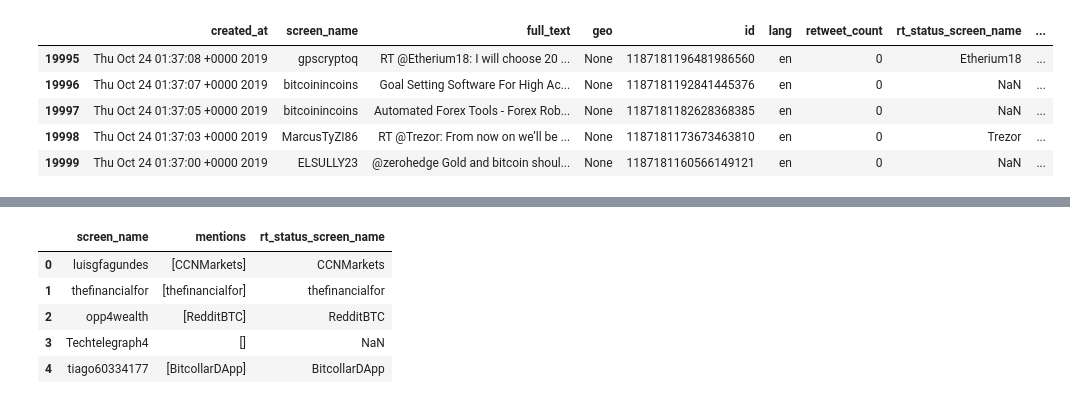
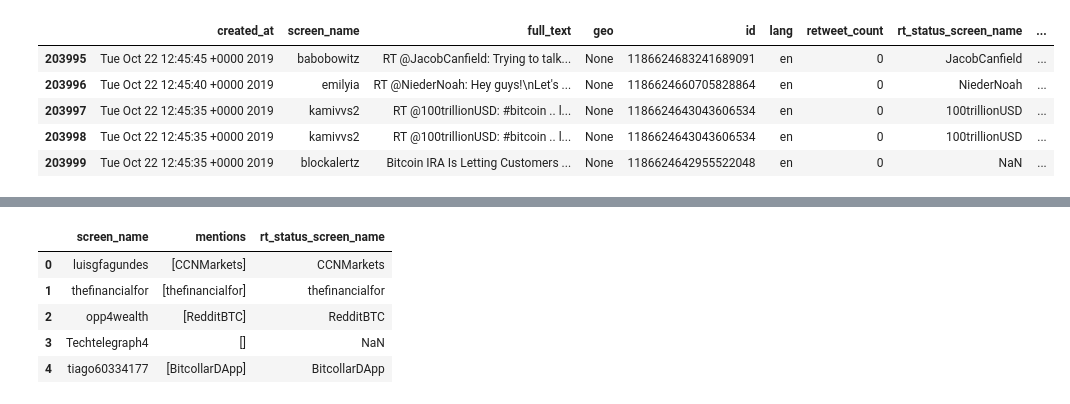
Before and after one commit to willwillis/Crypto-Sentiment-Clusters, a Jupyter notebook: notebooks/will/networkx/networkx_test.ipynb, the cells around one changed output, grey strips where cells are left out. Cells and saved outputs as stored; diff of their text form; code cells hidden in the pictures.

```diff
--- a/notebooks/will/networkx/networkx_test.ipynb
+++ b/notebooks/will/networkx/networkx_test.ipynb
@@ -23,15 +23,15 @@ all_tweets = []
 for file in jsonl_files:
     all_tweets.extend(filter_tweet_fields_as_dict(pathlib.Path(dirty_hourly,file)))
 # %%
-df = pd.DataFrame(all_tweets[0:20000])
+df = pd.DataFrame(all_tweets)
 df.tail()
 # %% [output]
 |  | created_at | screen_name | full_text | geo | id | lang | retweet_count | rt_status_screen_name | ... |
-| 19995 | Thu Oct 24 01:37:08 +0000 2019 | gpscryptoq | RT @Etherium18: I will choose 20 ... | None | 1187181196481986560 | en | 0 | Etherium18 | ... |
-| 19996 | Thu Oct 24 01:37:07 +0000 2019 | bitcoinincoins | Goal Setting Software For High Ac... | None | 1187181192841445376 | en | 0 | NaN | ... |
-| 19997 | Thu Oct 24 01:37:05 +0000 2019 | bitcoinincoins | Automated Forex Tools - Forex Rob... | None | 1187181182628368385 | en | 0 | NaN | ... |
-| 19998 | Thu Oct 24 01:37:03 +0000 2019 | MarcusTyZI86 | RT @Trezor: From now on we’ll be ... | None | 1187181173673463810 | en | 0 | Trezor | ... |
-| 19999 | Thu Oct 24 01:37:00 +0000 2019 | ELSULLY23 | @zerohedge Gold and bitcoin shoul... | None | 1187181160566149121 | en | 0 | NaN | ... |
+| 203995 | Tue Oct 22 12:45:45 +0000 2019 | babobowitz | RT @JacobCanfield: Trying to talk... | None | 1186624683241689091 | en | 0 | JacobCanfield | ... |
+| 203996 | Tue Oct 22 12:45:40 +0000 2019 | emilyia | RT @NiederNoah: Hey guys!\nLet's ... | None | 1186624660705828864 | en | 0 | NiederNoah | ... |
+| 203997 | Tue Oct 22 12:45:35 +0000 2019 | kamivvs2 | RT @100trillionUSD: #bitcoin .. l... | None | 1186624643043606534 | en | 0 | 100trillionUSD | ... |
+| 203998 | Tue Oct 22 12:45:35 +0000 2019 | kamivvs2 | RT @100trillionUSD: #bitcoin .. l... | None | 1186624643043606534 | en | 0 | 100trillionUSD | ... |
+| 203999 | Tue Oct 22 12:45:35 +0000 2019 | blockalertz | Bitcoin IRA Is Letting Customers ... | None | 1186624642955522048 | en | 0 | NaN | ... |
 # %%
 df = df[['created_at','screen_name','full_text','id','geo','lang','mention_ids','mentions','retweet_count','rt_status_id','rt_status_screen_name']]
 # %%
```
Also changed, not shown: parts of 23 cells of this notebook, 2 other files.
